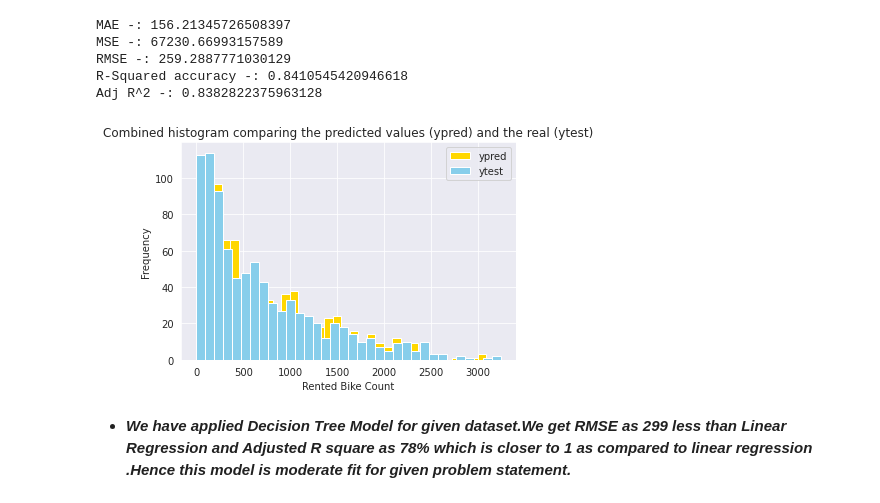
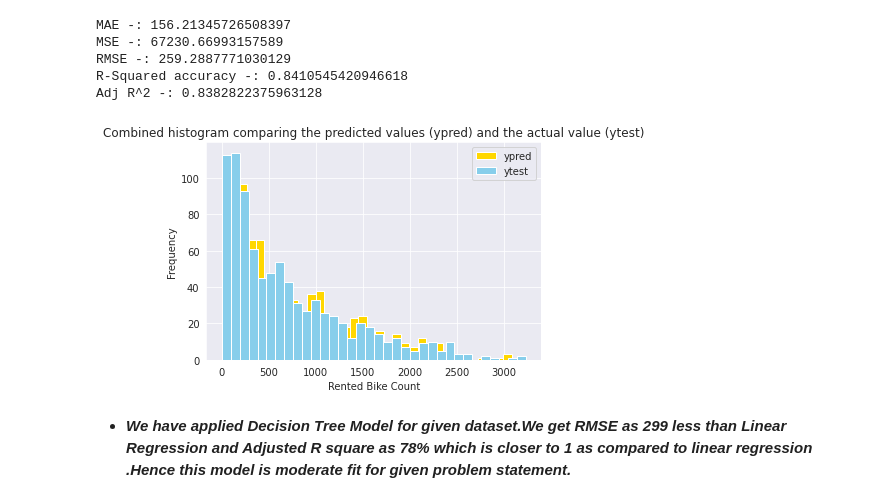
Before and after one commit to manojpatil3010/Bike-Sharing-Demand-_Capstone-_Project.ipynb, a Jupyter notebook: ML_Regression_Capstone__Project.ipynb, the cells around one changed output. Saved outputs shown, nothing was run; the diff lists cells and outputs as text; code cells hidden in the pictures.

```diff
--- a/ML_Regression_Capstone__Project.ipynb
+++ b/ML_Regression_Capstone__Project.ipynb
@@ -38,5 +48,5 @@ Drive already mounted at /content/drive; to attempt to forcibly remount, call dr
 # %%
-path="/content/drive/MyDrive/Colab Notebooks/Almabetter/Capstone Projects/Ml_regression_Capston_project/SeoulBikeData.csv"
+path="/content/drive/MyDrive/Colab Notebooks/Almabetter/Capstone Projects/Bike Sharing Demand Prediction - Manoj Patil/SeoulBikeData.csv"
 # %%
 df=pd.read_csv(path,encoding='ISO-8859-1')
 df.head()
@@ -575,13 +614,13 @@ Adj R^2 -: 0.8382822375963128
 # %%
 plt.hist(ypred, bins=34, color = "gold")
 plt.hist(ytest, bins=34, color = 'skyblue')
 plt.legend(["ypred", "ytest"])
 plt.xlabel("Rented Bike Count")
 plt.ylabel("Frequency")
-plt.title("Combined histogram comparing the predicted values (ypred) and the real (ytest)")
+plt.title("Combined histogram comparing the predicted values (ypred) and the actual value (ytest)")
 plt.show()
 # %% [output]
-[figure, old version]
+[figure, new version]
 # %% [markdown]
 - ***We have applied Decision Tree Model for given dataset.We get RMSE as 299 less than Linear Regression and Adjusted R square as 78% which is closer to 1 as compared to linear regression .Hence this model is moderate fit for given problem statement.***
 # %% [markdown]
```
Also changed, not shown: parts of 52 cells of this notebook.
